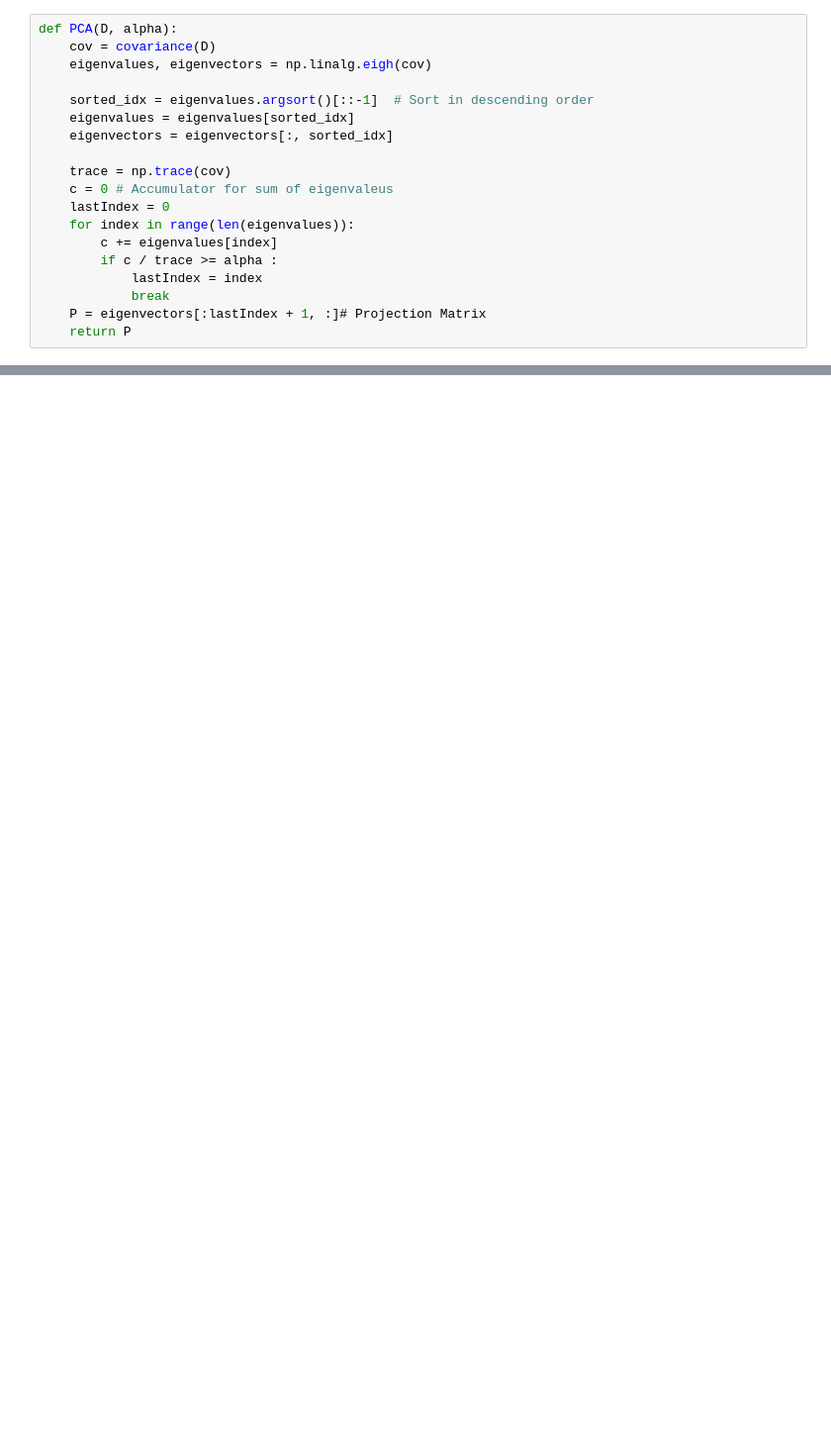
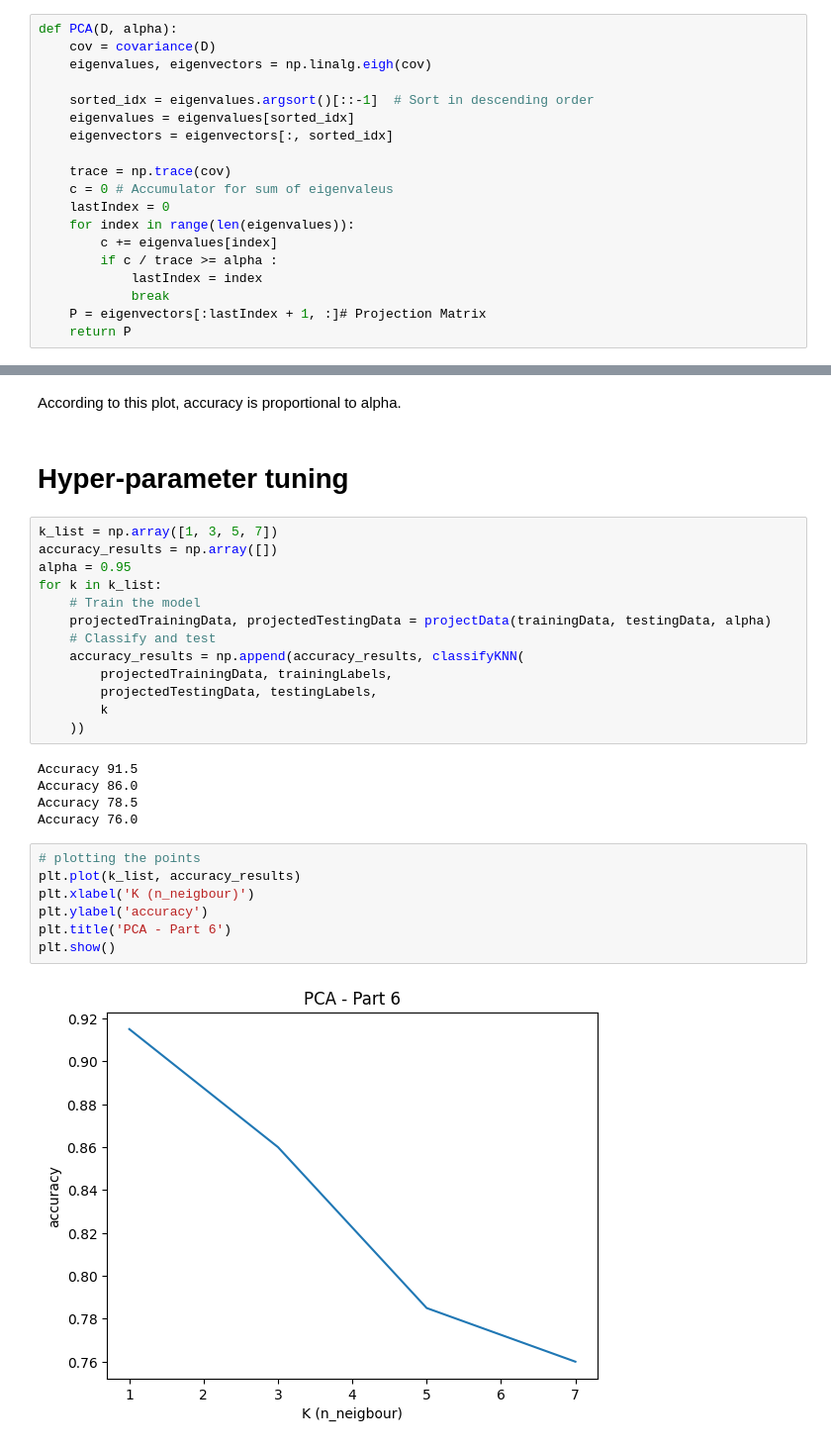
Before and after one commit to mohamedraffeek/FaceRecognition, a Jupyter notebook: pca.ipynb, the cells around one changed output, grey strips where cells are left out. Shown at 99% size. Saved outputs shown, nothing was run; the diff lists cells and outputs as text; blank space fills up the shorter version.

Commit message:
Hyper_parameter tuning has been finished

```diff
--- a/pca.ipynb
+++ b/pca.ipynb
@@ -60,0 +135,31 @@ Accuracy 91.5
+# %% [markdown]
+According to this plot, accuracy is proportional to alpha.
+# %% [markdown]
+# Hyper-parameter tuning
+# %%
+k_list = np.array([1, 3, 5, 7])
+accuracy_results = np.array([])
+alpha = 0.95
+for k in k_list:
+    # Train the model
+    projectedTrainingData, projectedTestingData = projectData(trainingData, testingData, alpha)
+    # Classify and test
+    accuracy_results = np.append(accuracy_results, classifyKNN(
+        projectedTrainingData, trainingLabels,
+        projectedTestingData, testingLabels,
+        k
+    ))
+# %% [output]
+Accuracy 91.5
+Accuracy 86.0
+Accuracy 78.5
+Accuracy 76.0
+# %%
+# plotting the points
+plt.plot(k_list, accuracy_results)
+plt.xlabel('K (n_neigbour)')
+plt.ylabel('accuracy')
+plt.title('PCA - Part 6')
+plt.show()
+# %% [output]
+[figure, added]
```
Also changed, not shown: parts of 18 cells of this notebook, 1 other file.
